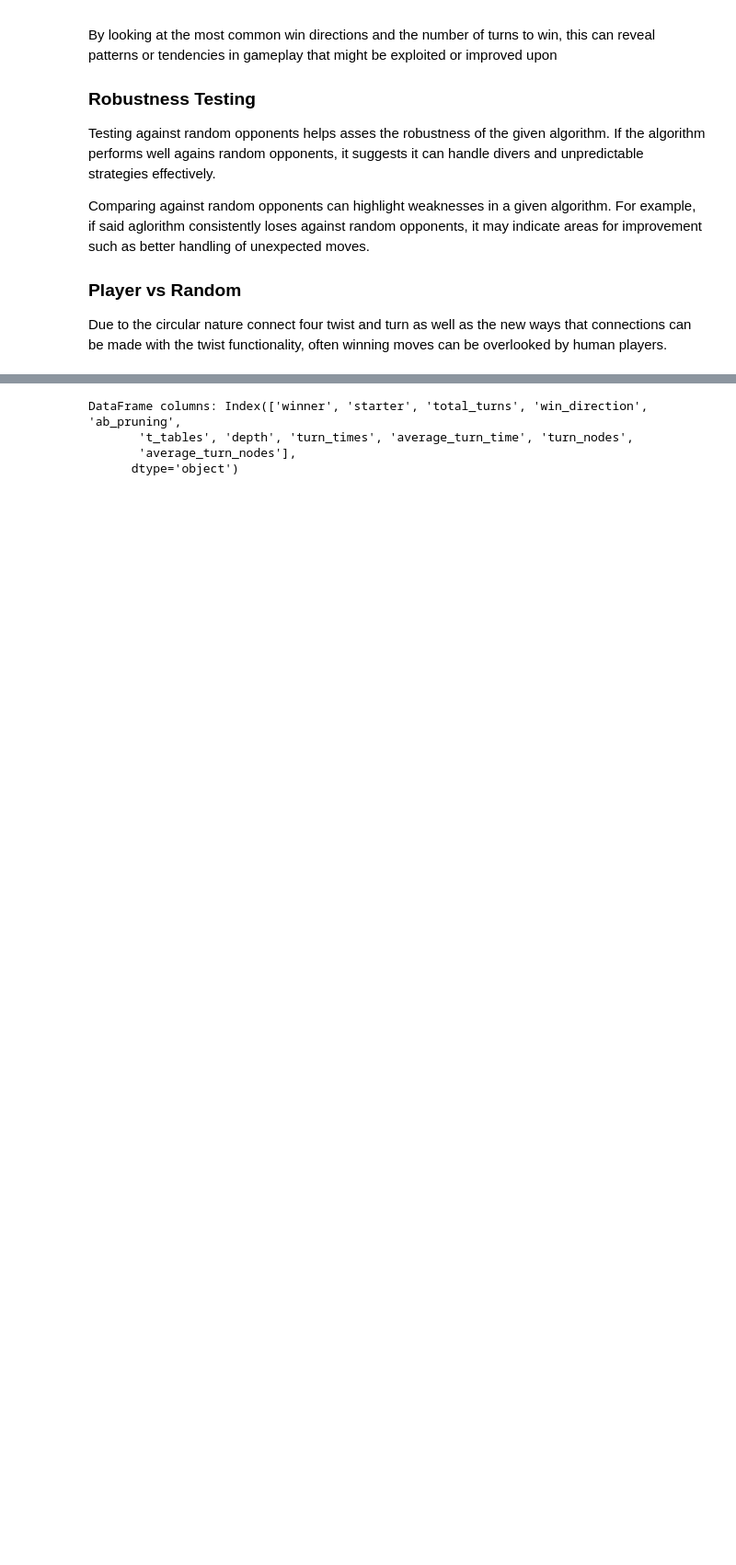
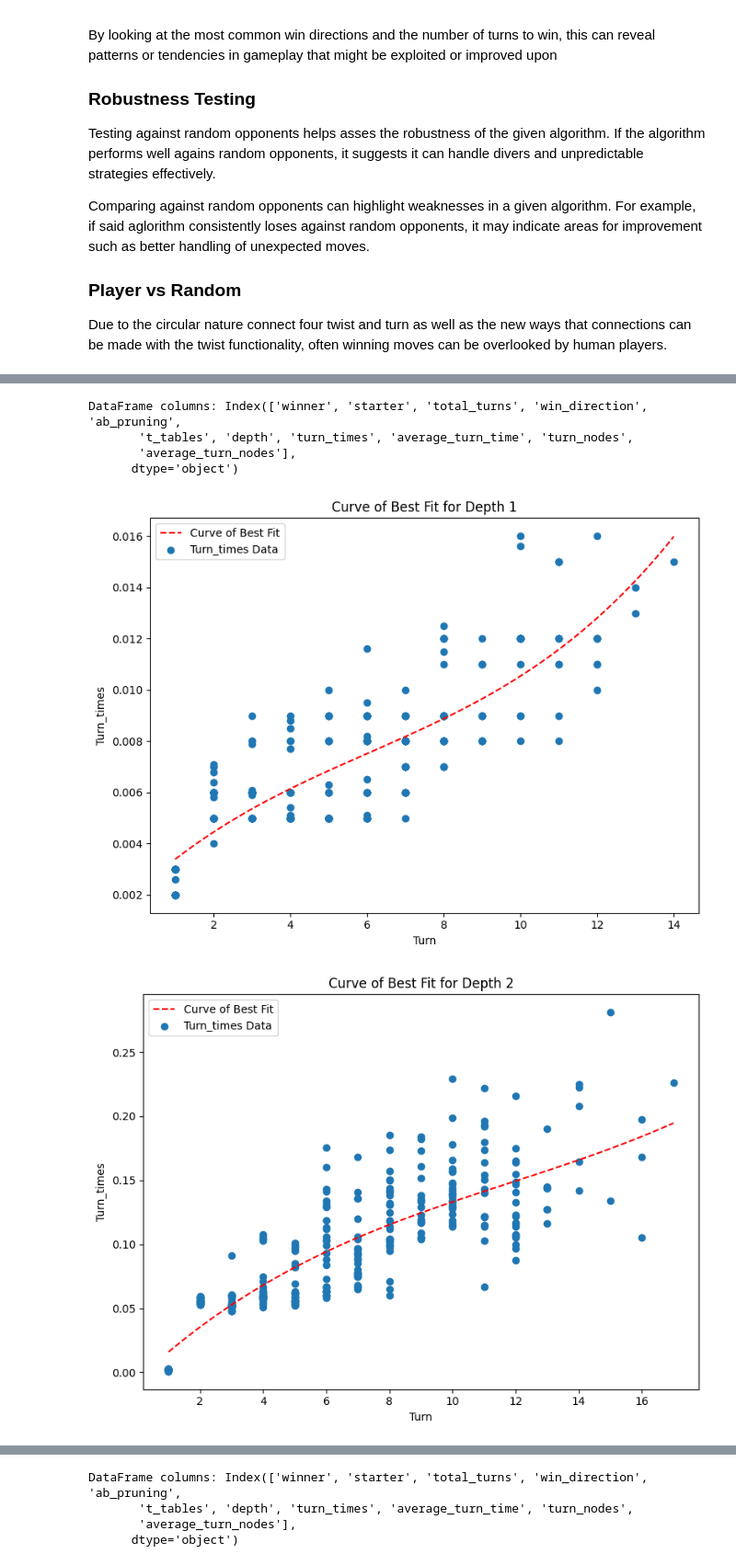
Before and after one commit to J-Krajewski/connect-four-twist, a Jupyter notebook: evaluate_results.ipynb, the cells around one changed output, grey strips where cells are left out. Shown at 92% size. Drawn from its saved outputs; the diff is of its cells as text; code cells hidden in the pictures; blank space fills up the shorter version.

```diff
--- a/evaluate_results.ipynb
+++ b/evaluate_results.ipynb
@@ -221,0 +465,9 @@ DataFrame columns: Index(['winner', 'starter', 'total_turns', 'win_direction', '
+# %%
+group_and_plot_by_depth_cobf(negamax_vs_random, 'turn_times')
+# %% [output]
+DataFrame columns: Index(['winner', 'starter', 'total_turns', 'win_direction', 'ab_pruning',
+       't_tables', 'depth', 'turn_times', 'average_turn_time', 'turn_nodes',
+       'average_turn_nodes'],
+      dtype='object')
+[figure, added]
+[figure, added]
```
Also changed, not shown: parts of 20 cells of this notebook, 17 other files.
